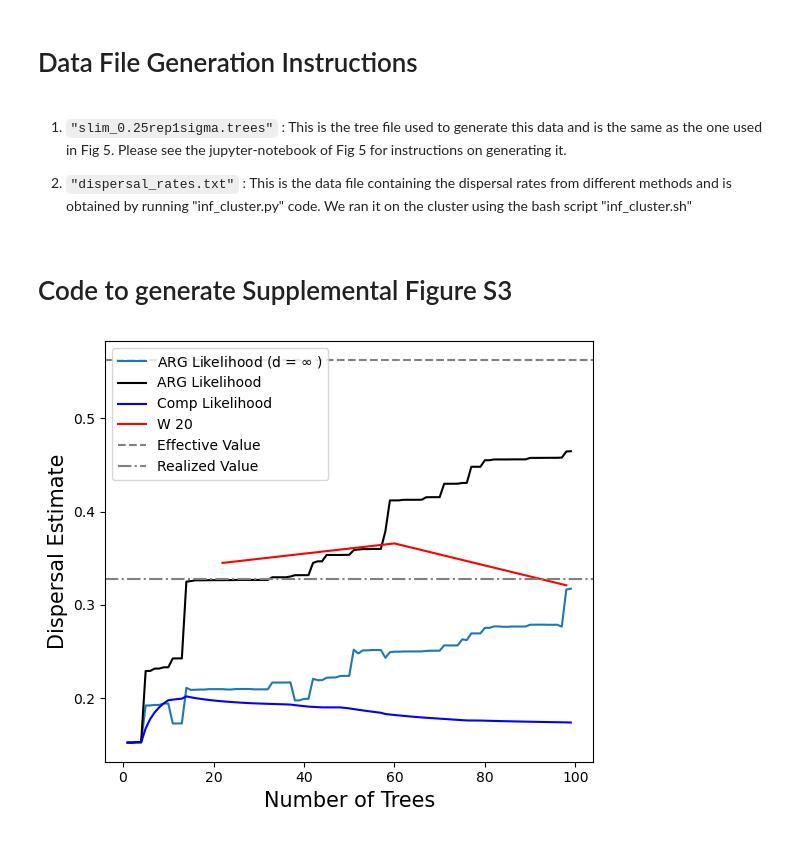
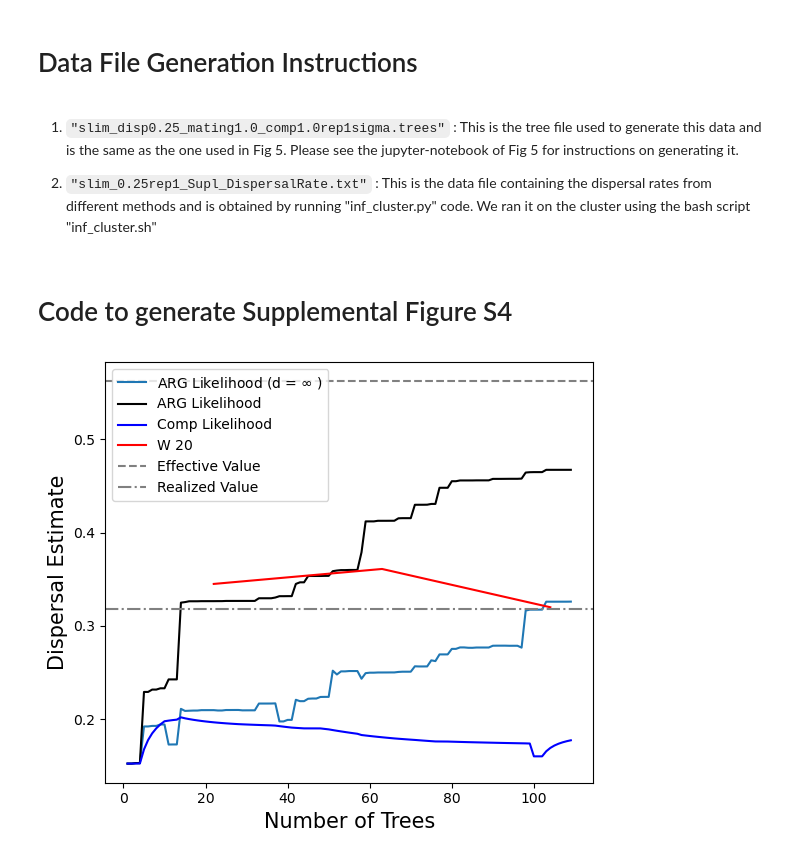
Before and after one commit to osmond-lab/sparg, a Jupyter notebook: figures/Supplemental/S4_DispersalRate/Plot.ipynb, the cells around one changed output. Saved outputs shown, nothing was run; the diff lists cells and outputs as text; code cells hidden in the pictures.

```diff
--- a/figures/Supplemental/S4_DispersalRate/Plot.ipynb
+++ b/figures/Supplemental/S4_DispersalRate/Plot.ipynb
@@ -10,18 +10,17 @@ import tskit
 # %% [markdown]
 # Data File Generation Instructions
 # %% [markdown]
-1. `"slim_0.25rep1sigma.trees"` : This is the tree file used to generate this data and is the same as the one used in Fig 5. Please see the jupyter-notebook of Fig 5 for instructions on generating it.
+1. `"slim_disp0.25_mating1.0_comp1.0rep1sigma.trees"` : This is the tree file used to generate this data and is the same as the one used in Fig 5. Please see the jupyter-notebook of Fig 5 for instructions on generating it.
 
 
-2. `"dispersal_rates.txt"` : This is the data file containing the dispersal rates from different methods and is obtained by running "inf_cluster.py" code. We ran it on the cluster using the bash script "inf_cluster.sh"
+2. `"slim_0.25rep1_Supl_DispersalRate.txt"` : This is the data file containing the dispersal rates from different methods and is obtained by running "inf_cluster.py" code. We ran it on the cluster using the bash script "inf_cluster.sh"
 # %% [markdown]
-# Code to generate Supplemental Figure S3
+# Code to generate Supplemental Figure S4
 # %%
 #This computes the realized dispersal rate of the ARG
 
-ts = tskit.load("slim_0.25rep1sigma.trees")
+ts = tskit.load("slim_disp0.25_mating1.0_comp1.0rep1sigma.trees")
 
-np.random.seed(0)
 keep_nodes = list(np.random.choice(ts.samples(), 10, replace=False))
 ts_sim, sim_map = ts.simplify(samples=keep_nodes, keep_input_roots=False, keep_unary=True, map_nodes=True)
 ts_filtered, filtered_maps = sparg.simplify_with_recombination(ts=ts_sim)
@@ -46,28 +45,28 @@ disp_y = np.sum((child_locations[:,1]-parent_locations[:,1])**2/([parent_times-c
 # %%
 %matplotlib inline
 
-dispersal_rates = np.loadtxt('slim_0.25rep0_Supl_DispersalRate.txt')
+dispersal_rates = np.loadtxt('slim_0.25rep1_Supl_DispersalRate.txt')
 
 w20 = dispersal_rates[21:,-2]
-w20_disjoint = w20[::38]
+w20_disjoint = w20[::41]
 w20_comp = [ np.average(w20_disjoint[:i+1]) for i in range(len(w20_disjoint)) ]
-w20_x = dispersal_rates[21:,0][::38]
+w20_x = dispersal_rates[21:,0][::41]
 
 plt.figure(figsize=(5.75,5))
 plt.plot(dispersal_rates[:,0],dispersal_rates[:,6], label = 'ARG Likelihood (d = $\infty$ )')
 
 plt.plot(dispersal_rates[:,0], dispersal_rates[:,2], color='black', label = "ARG Likelihood")
 plt.plot(dispersal_rates[:,0], dispersal_rates[:,4], color = 'blue', label = "Comp Likelihood")
 plt.plot(w20_x, w20_comp, color = 'red', label = "W 20")
 
 plt.axhline(y=0.25**2+0.5,label = "Effective Value", linestyle = '--', color = 'grey')
 plt.axhline(y=disp_x,label = "Realized Value", linestyle = '-.', color = 'grey')
 
 plt.legend()
 plt.xlabel("Number of Trees", fontsize = 15)
 plt.ylabel("Dispersal Estimate", fontsize = 15)
 plt.tight_layout()
 plt.savefig("S_DispersalRate_Inf.png", format = "png")
 plt.show()
 # %% [output]
-[figure, old version]
+[figure, new version]
```
Also changed, not shown: parts of 1 cell of this notebook, 8 other files.
